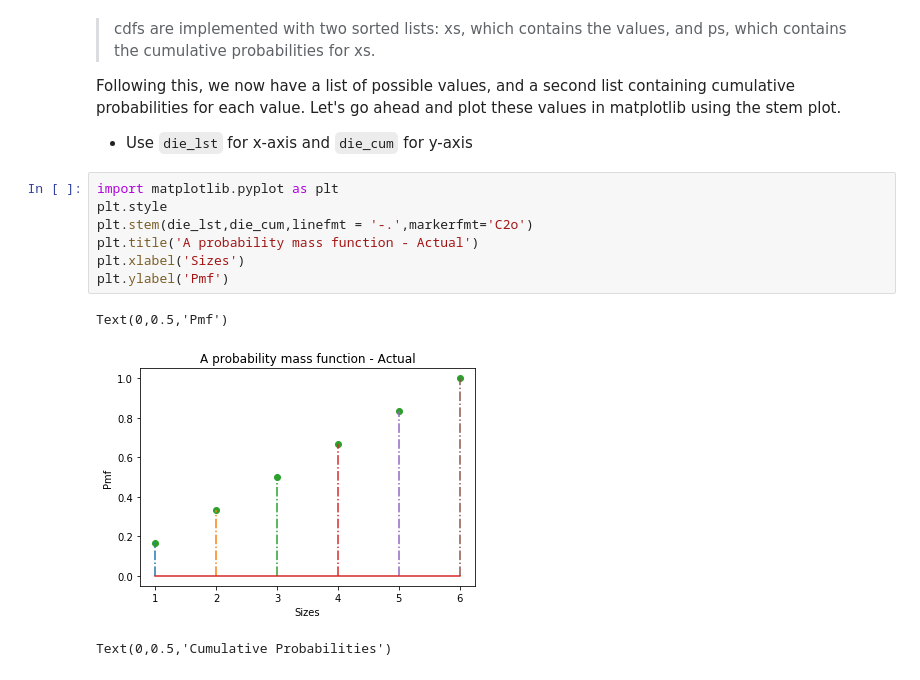
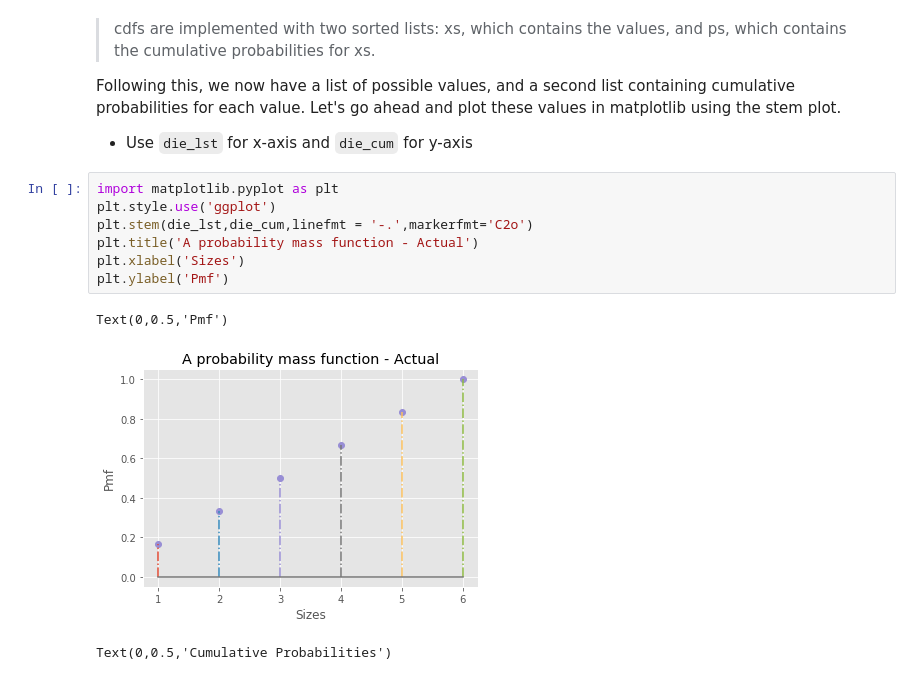
Before and after one commit to Rimab55/dsc-0-09-09-distributions-cdf-lab-nyc-ds-career-012819, a Jupyter notebook: index.ipynb, the cells around one changed output. Saved outputs shown, nothing was run; the diff lists cells and outputs as text.

```diff
--- a/index.ipynb
+++ b/index.ipynb
@@ -63,14 +63,14 @@ Following this, we now have a list of possible values, and a second list contain
 * Use `die_lst` for x-axis and `die_cum` for y-axis
 # %%
 import matplotlib.pyplot as plt
-plt.style
+plt.style.use('ggplot')
 plt.stem(die_lst,die_cum,linefmt = '-.',markerfmt='C2o')
 plt.title('A probability mass function - Actual')
 plt.xlabel('Sizes')
 plt.ylabel('Pmf')
 # %% [output]
 Text(0,0.5,'Pmf')
-[figure, old version]
+[figure, new version]
 # %%
 # %% [output]
 Text(0,0.5,'Cumulative Probabilities')
```
